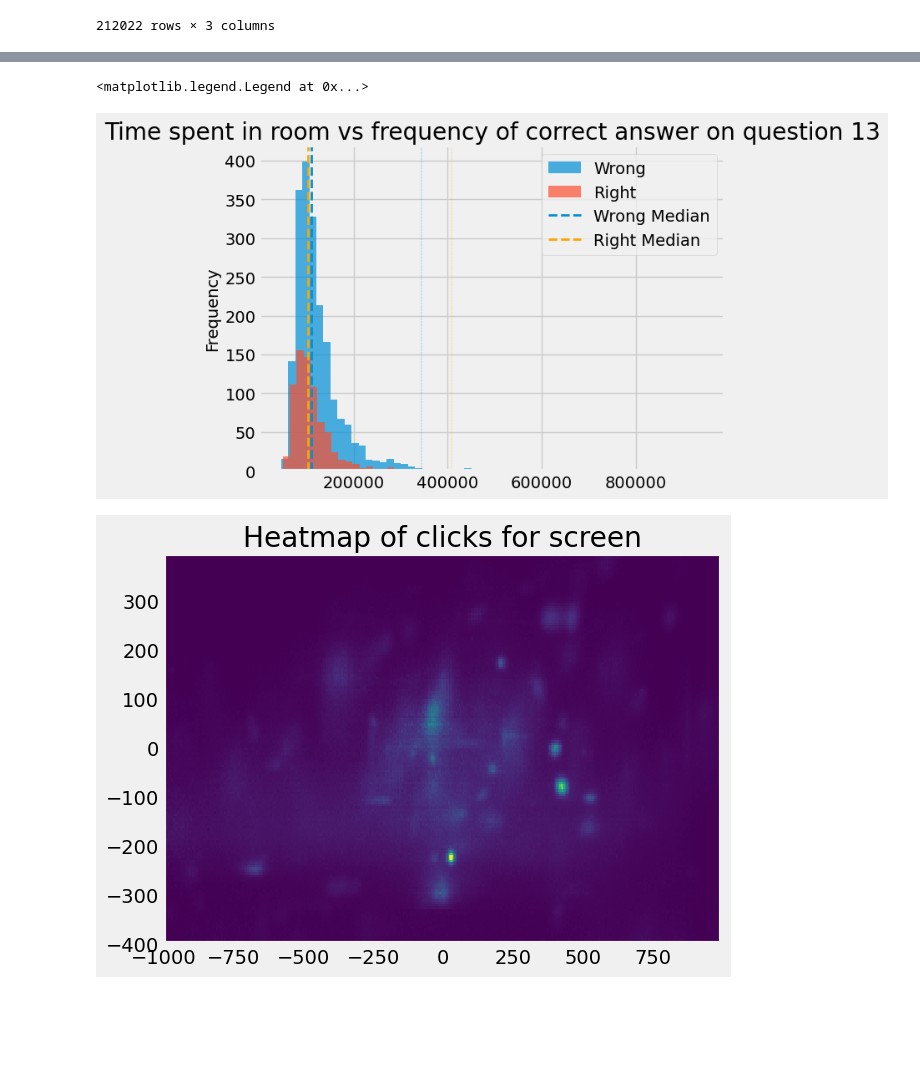
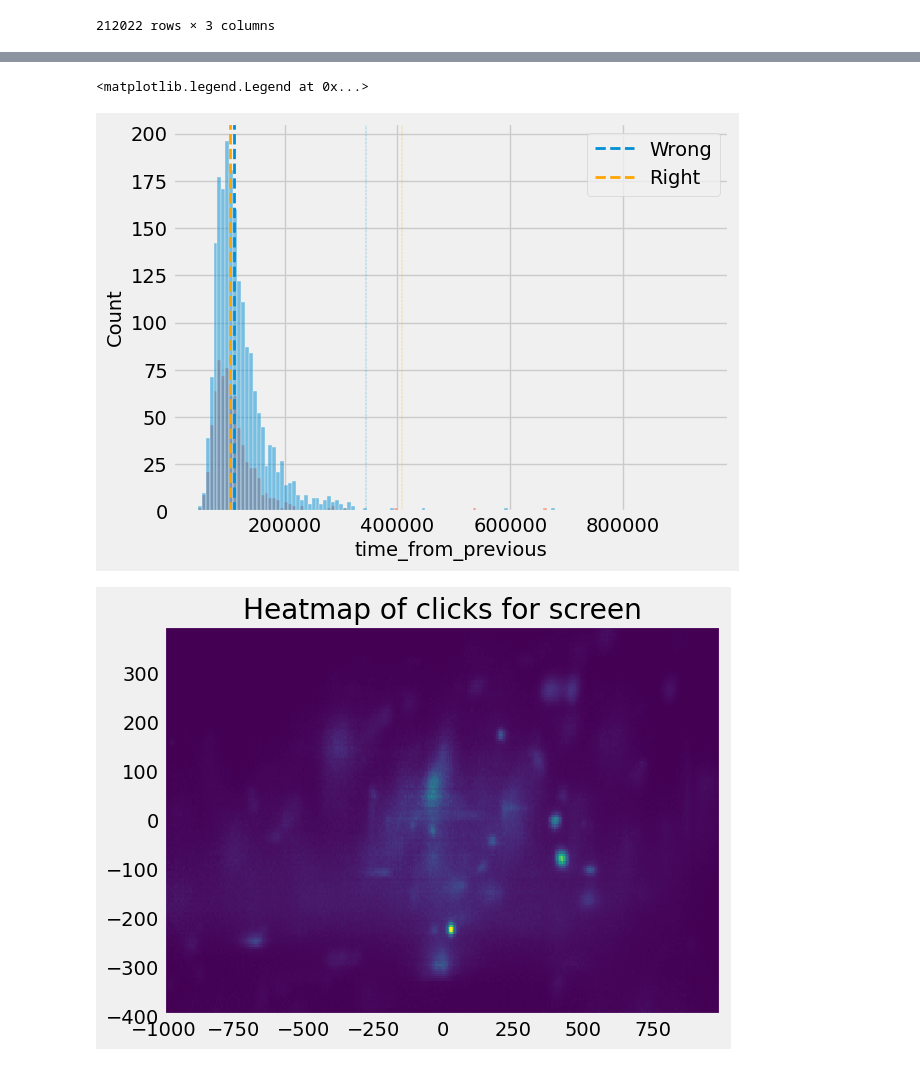
Before and after one commit to pandanautinspace/ml_project, a Jupyter notebook: competitionCOMP435/ken.ipynb, the cells around one changed output, grey strips where cells are left out. Saved outputs shown, nothing was run; the diff lists cells and outputs as text; code cells hidden in the pictures; blank space fills up the shorter version.

```diff
--- a/competitionCOMP435/ken.ipynb
+++ b/competitionCOMP435/ken.ipynb
@@ -177,21 +224,24 @@ sesh
 # %%
-plt.style.use('fivethirtyeight')
+# plt.style.use('fivethirtyeight')
 m1 = sesh[sesh['time_from_previous'] < 1000000][sesh['correct']==0]['time_from_previous'].median()
 s1 = sesh[sesh['time_from_previous'] < 1000000][sesh['correct']==0]['time_from_previous'].std()
 m2 = sesh[sesh['time_from_previous'] < 1000000][sesh['correct']==1]['time_from_previous'].median()
 s2 = sesh[sesh['time_from_previous'] < 1000000][sesh['correct']==1]['time_from_previous'].std()
-s = sesh[sesh['time_from_previous'] < 1000000][sesh['correct']==0]['time_from_previous'].plot(kind='hist',bins=60, alpha=0.7,legend=True)
-s = sesh[sesh['time_from_previous'] < 1000000][sesh['correct']==1]['time_from_previous'].plot(kind='hist',bins=60, alpha=0.7,legend=True, title="Time spent in room vs frequency of correct answer on question 13")
+# s = sesh[sesh['time_from_previous'] < 1000000][sesh['correct']==0]['time_from_previous'].plot(kind='hist',bins=60, alpha=0.7,legend=True)
+# s = sesh[sesh['time_from_previous'] < 1000000][sesh['correct']==1]['time_from_previous'].plot(kind='hist',bins=60, alpha=0.7,legend=True, title="Time spent in room vs frequency of correct answer on question 13")
+
+import seaborn as sns
+s = sns.histplot(sesh[sesh['time_from_previous'] < 1000000], x = 'time_from_previous', hue = 'correct')
 s.axvline(m1, ls='--', lw=2)
 s.axvline(m2, color='orange', ls='--', lw=2)
 s.axvline(m1+ 3* s1, ls='-.', lw=.25)
 
 
 s.axvline(m2+ 3* s2, color='orange', ls='-.', lw=.25)
-s.legend(["Wrong", "Right","Wrong Median", "Right Median"])
+s.legend(["Wrong", "Right"])
 # %% [output]
 <matplotlib.legend.Legend at 0x...>
-[figure, old version]
+[figure, new version]
 # %%
 x = frame['room_coor_x'].values
 y = frame['room_coor_y'].values
```
Also changed, not shown: parts of 14 cells of this notebook.
